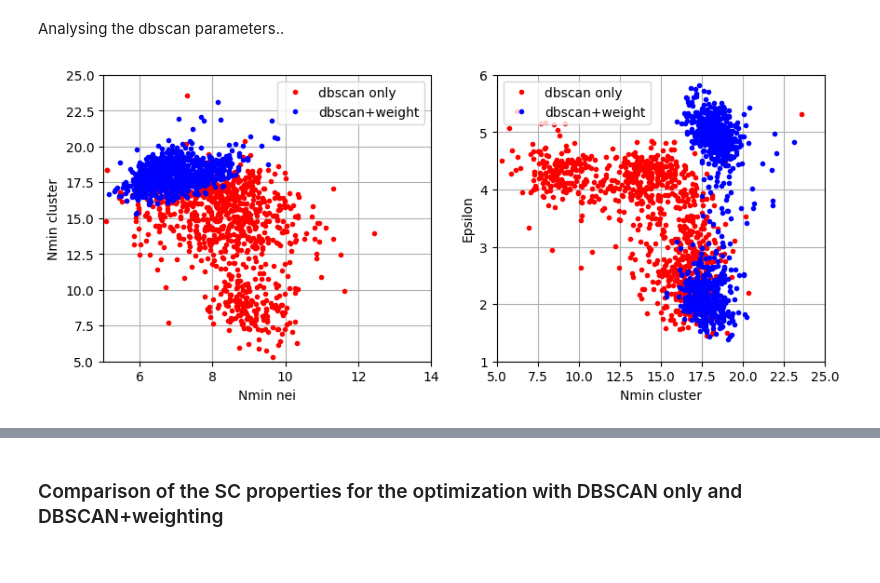
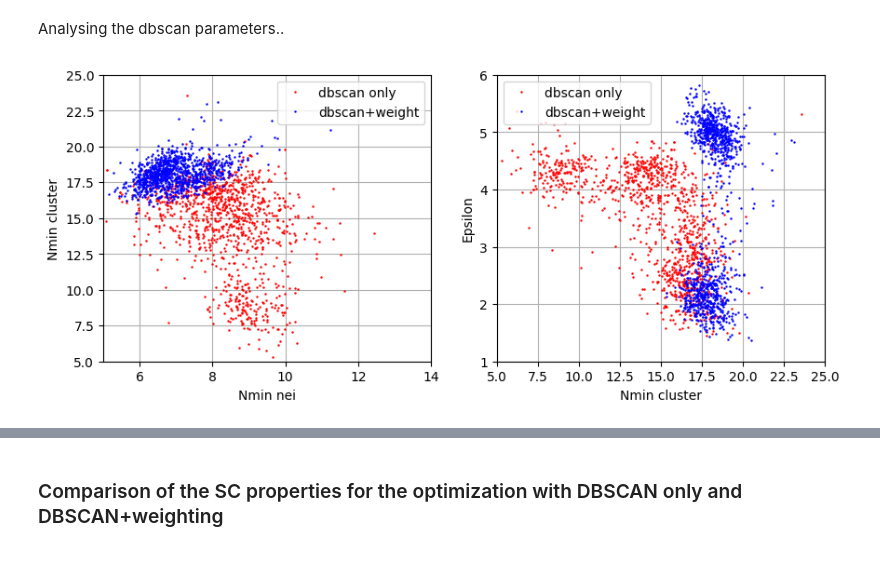
Before and after one commit to bosscha/gaia-shock, a Jupyter notebook: notebooks/extraction/gaiaJulia-analysisMCMC.ipynb, the cells around one changed output, grey strips where cells are left out. Drawn from its saved outputs; the diff is of its cells as text; code cells hidden in the pictures.

```diff
--- a/notebooks/extraction/gaiaJulia-analysisMCMC.ipynb
+++ b/notebooks/extraction/gaiaJulia-analysisMCMC.ipynb
@@ -197,29 +197,29 @@ Analysing the dbscan parameters..
 # %%
 fig = figure(figsize=(10,4))
 
 ax = subplot(121)
 grid("on")
-plot(mcj[:mneim],mcj[:mclm], ".r", label = "dbscan only")
-plot(mcj[:mneim_1],mcj[:mclm_1], ".b", label = "dbscan+weight")
+plot(mcj[:mneim],mcj[:mclm], ".r", markersize = 1.5,label = "dbscan only")
+plot(mcj[:mneim_1],mcj[:mclm_1], ".b",markersize = 1.5, label = "dbscan+weight")
 ax[:set_xlim]([5.,14])
 ax[:set_ylim]([5.,25])
 xlabel("Nmin nei")
 ylabel("Nmin cluster")
 legend(loc="upper right")
 
 ax = subplot(122)
 grid("on")
-plot(mcj[:mclm],mcj[:epsm], ".r", label = "dbscan only")
-plot(mcj[:mclm_1],mcj[:epsm_1], ".b", label = "dbscan+weight")
+plot(mcj[:mclm],mcj[:epsm], ".r", markersize = 1.5,label = "dbscan only")
+plot(mcj[:mclm_1],mcj[:epsm_1], ".b", markersize = 1.5,label = "dbscan+weight")
 ax[:set_xlim]([5.,25])
 ax[:set_ylim]([1.,6])
 xlabel("Nmin cluster")
 ylabel("Epsilon")
 legend(loc="upper left")
 
 show()
 # %% [output]
-[figure, old version]
+[figure, new version]
 # %%
 ### Weighting stats ..
 fig = figure(figsize=(12,4))
```
Also changed, not shown: parts of 12 cells of this notebook, 2 other files.
